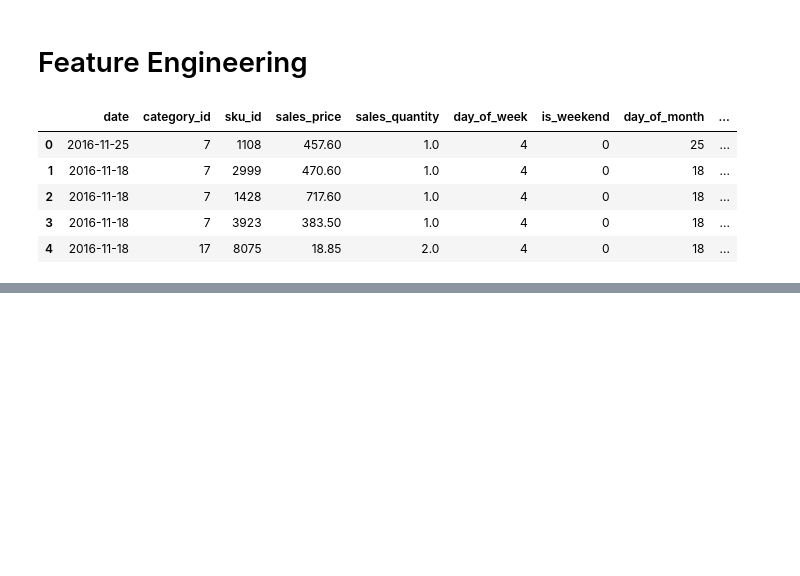
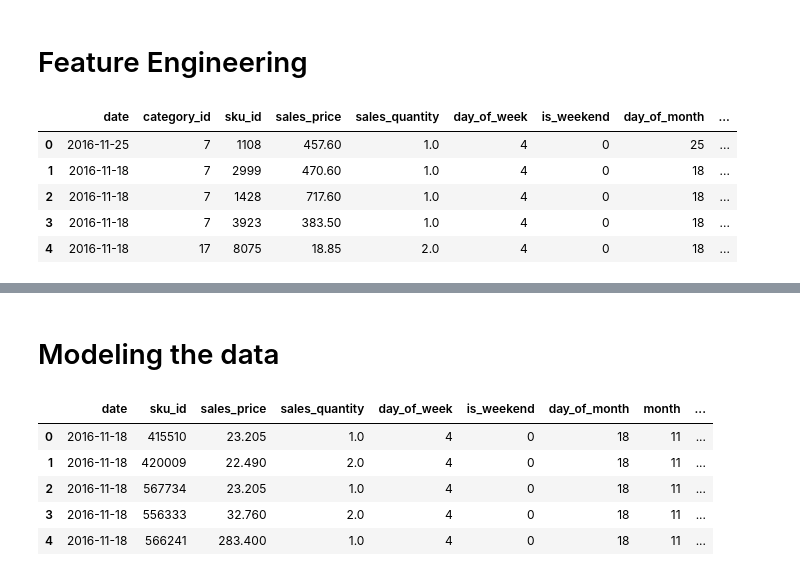
Before and after one commit to BorysZhyhalo/TemaBit-Fozzy-Group, a Jupyter notebook: main.ipynb, the cells around one changed output, grey strips where cells are left out. Cells and saved outputs as stored; diff of their text form; code cells hidden in the pictures; blank space fills up the shorter version.

```diff
--- a/main.ipynb
+++ b/main.ipynb
@@ -228,0 +221,18 @@ df.head()
+# %% [markdown]
+# Modeling the data
+# %%
+#Encoding the data using the On-Hot Encoding for categorical variables
+encoder = OneHotEncoder(sparse_output=False) #sparse_output=False, output data in the form of a normal dense NumPy array
+encoded_features = encoder.fit_transform(df[['category_id']])
+encoded_df = pd.DataFrame(encoded_features, columns=encoder.get_feature_names_out(['category_id']))
+df_encoded = pd.concat([df.reset_index(drop=True), encoded_df.reset_index(drop=True)], axis=1)
+df_encoded = df_encoded.drop(columns=['category_id'])
+# %%
+df_encoded.head()
+# %% [output]
+|  | date | sku_id | sales_price | sales_quantity | day_of_week | is_weekend | day_of_month | month | ... |
+| 0 | 2016-11-18 | 415510 | 23.205 | 1.0 | 4 | 0 | 18 | 11 | ... |
+| 1 | 2016-11-18 | 420009 | 22.490 | 2.0 | 4 | 0 | 18 | 11 | ... |
+| 2 | 2016-11-18 | 567734 | 23.205 | 1.0 | 4 | 0 | 18 | 11 | ... |
+| 3 | 2016-11-18 | 556333 | 32.760 | 2.0 | 4 | 0 | 18 | 11 | ... |
+| 4 | 2016-11-18 | 566241 | 283.400 | 1.0 | 4 | 0 | 18 | 11 | ... |
```
Also changed, not shown: parts of 5 cells of this notebook, 3 other files.
